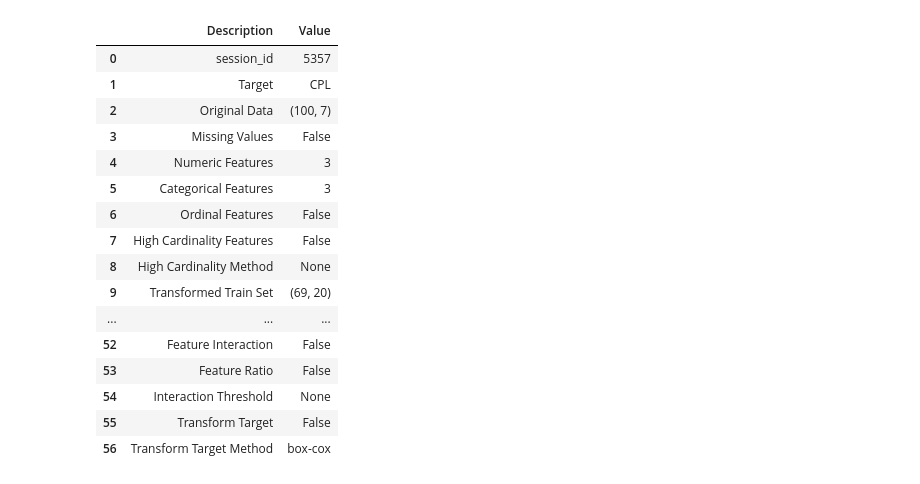
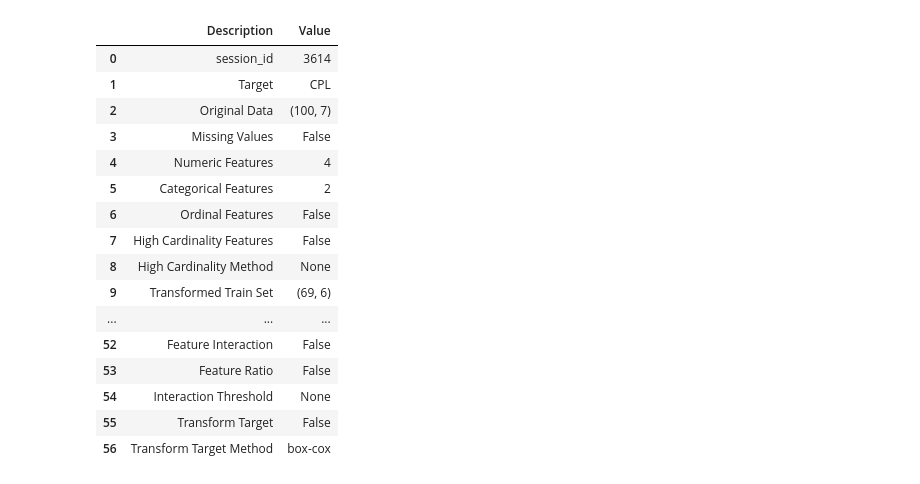
Before and after one commit to MSN3/Sampleapp, a Jupyter notebook: Pycaret_app.ipynb, the cells around one changed output. Drawn from its saved outputs; the diff is of its cells as text; code cells hidden in the pictures.

```diff
--- a/Pycaret_app.ipynb
+++ b/Pycaret_app.ipynb
@@ -54,17 +49,17 @@ RandomForestRegressor(bootstrap=True, ccp_alpha=0.0, criterion='mse',
 # %%
-s1 = setup(data, target='CPL', normalize=True, normalize_method='minmax', polynomial_features=True)
+s1 = setup(data, target='CPL', numeric_features=['LdTime'], normalize=True, normalize_method='minmax', polynomial_features=True)
 # %% [output]
 |  | Description | Value |
-| 0 | session_id | 5357 |
+| 0 | session_id | 3614 |
 | 1 | Target | CPL |
 | 2 | Original Data | (100, 7) |
 | 3 | Missing Values | False |
-| 4 | Numeric Features | 3 |
-| 5 | Categorical Features | 3 |
+| 4 | Numeric Features | 4 |
+| 5 | Categorical Features | 2 |
 | 6 | Ordinal Features | False |
 | 7 | High Cardinality Features | False |
 | 8 | High Cardinality Method | None |
-| 9 | Transformed Train Set | (69, 20) |
+| 9 | Transformed Train Set | (69, 6) |
 | ... | ... | ... |
 | 52 | Feature Interaction | False |
 | 53 | Feature Ratio | False |
```
Also changed, not shown: parts of 8 cells of this notebook.
